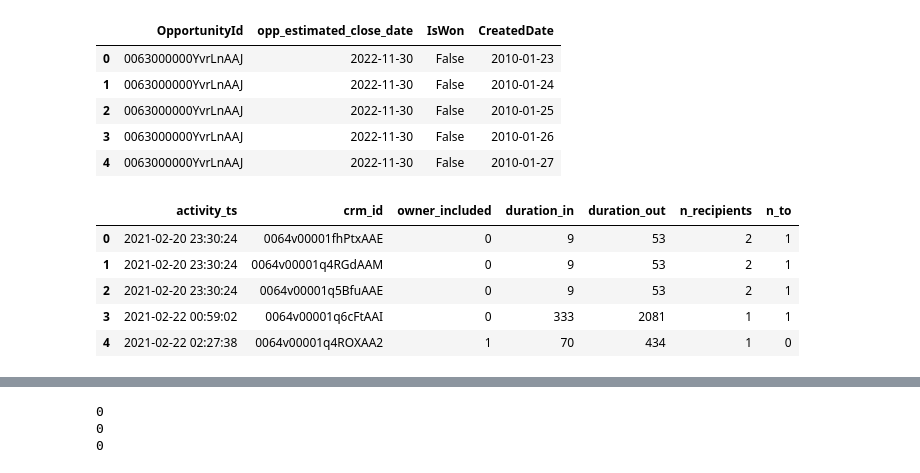
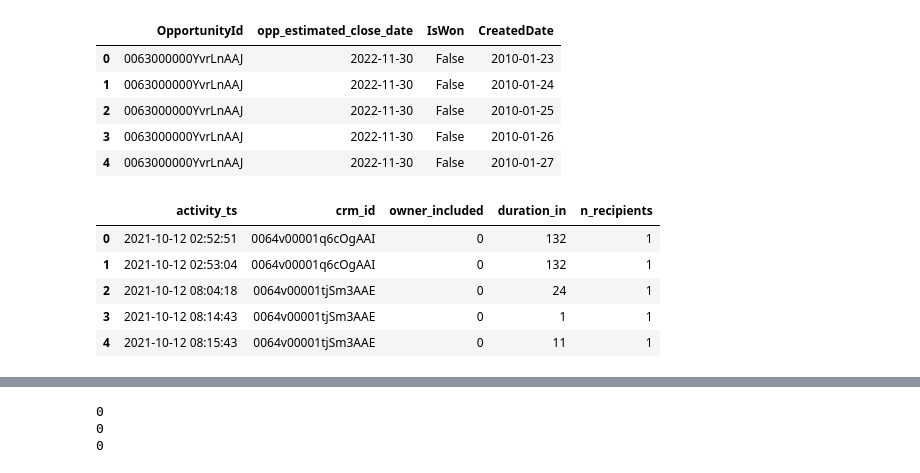
Before and after one commit to viktortsvil/capstone-rg, a Jupyter notebook: Work Product Fall 23.ipynb, the cells around one changed output, grey strips where cells are left out. Saved outputs shown, nothing was run; the diff lists cells and outputs as text; code cells hidden in the pictures.

```diff
--- a/Work Product Fall 23.ipynb
+++ b/Work Product Fall 23.ipynb
@@ -55,15 +55,15 @@ opp_df.head()
 | 4 | 0063000000YvrLnAAJ | 2022-11-30 | False | 2010-01-27 |
 # %%
 # read incoming communications (aggregated) data
-fc_df = pd.read_parquet('src/email_data_FC.parquet')
+fc_df = pd.read_parquet('src/output_data_fc.parquet')
 fc_df.head()
 # %% [output]
-|  | activity_ts | crm_id | owner_included | duration_in | duration_out | n_recipients | n_to |
-| 0 | 2021-02-20 23:30:24 | 0064v00001fhPtxAAE | 0 | 9 | 53 | 2 | 1 |
-| 1 | 2021-02-20 23:30:24 | 0064v00001q4RGdAAM | 0 | 9 | 53 | 2 | 1 |
-| 2 | 2021-02-20 23:30:24 | 0064v00001q5BfuAAE | 0 | 9 | 53 | 2 | 1 |
-| 3 | 2021-02-22 00:59:02 | 0064v00001q6cFtAAI | 0 | 333 | 2081 | 1 | 1 |
-| 4 | 2021-02-22 02:27:38 | 0064v00001q4ROXAA2 | 1 | 70 | 434 | 1 | 0 |
+|  | activity_ts | crm_id | owner_included | duration_in | n_recipients |
+| 0 | 2021-10-12 02:52:51 | 0064v00001q6cOgAAI | 0 | 132 | 1 |
+| 1 | 2021-10-12 02:53:04 | 0064v00001q6cOgAAI | 0 | 132 | 1 |
+| 2 | 2021-10-12 08:04:18 | 0064v00001tjSm3AAE | 0 | 24 | 1 |
+| 3 | 2021-10-12 08:14:43 | 0064v00001tjSm3AAE | 0 | 1 | 1 |
+| 4 | 2021-10-12 08:15:43 | 0064v00001tjSm3AAE | 0 | 11 | 1 |
 # %%
 min_date = pd.to_datetime(fc_df.activity_ts.dt.date.min())
 opp_df = opp_df[opp_df.CreatedDate >= min_date]
```
Also changed, not shown: parts of 7 cells of this notebook, 11 other files.
